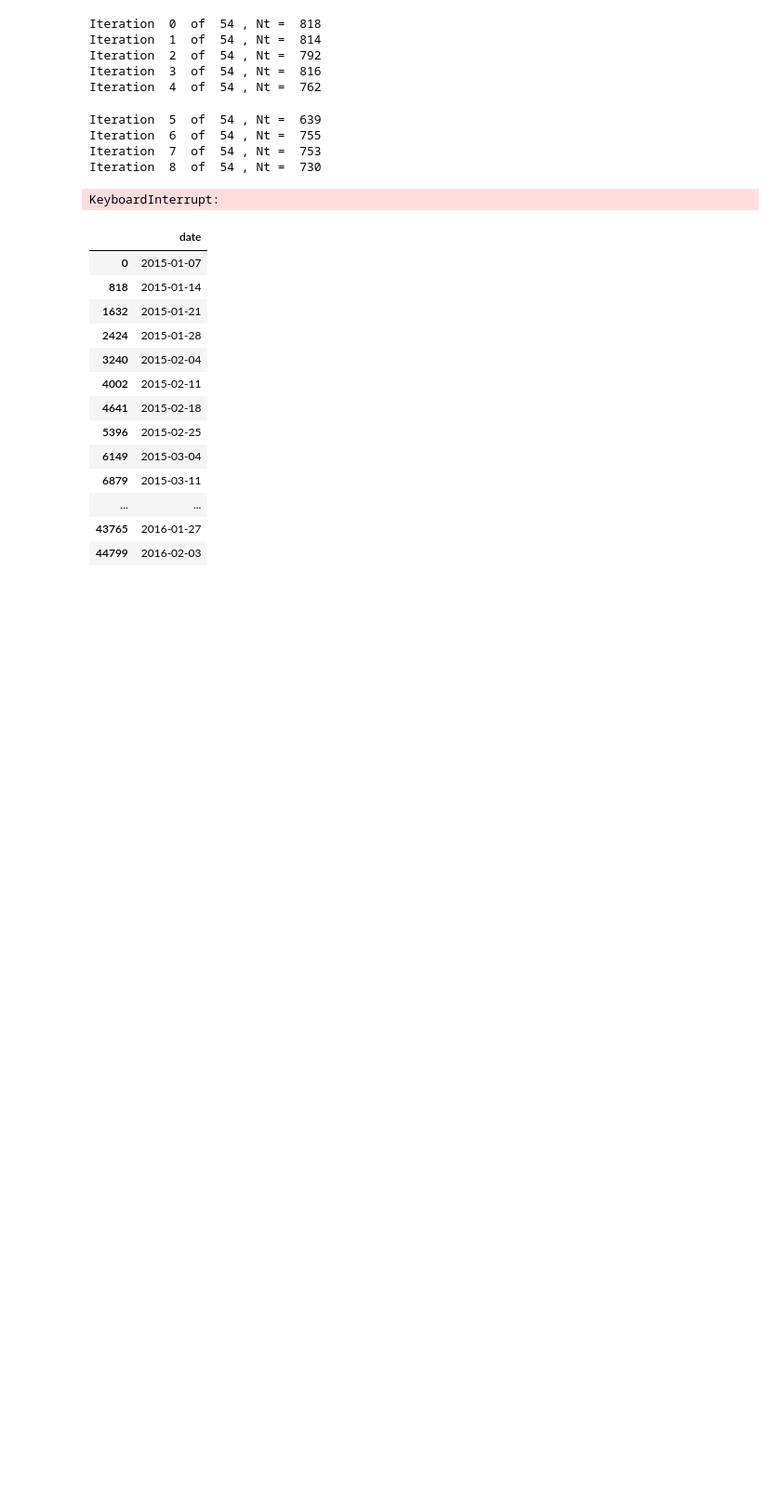
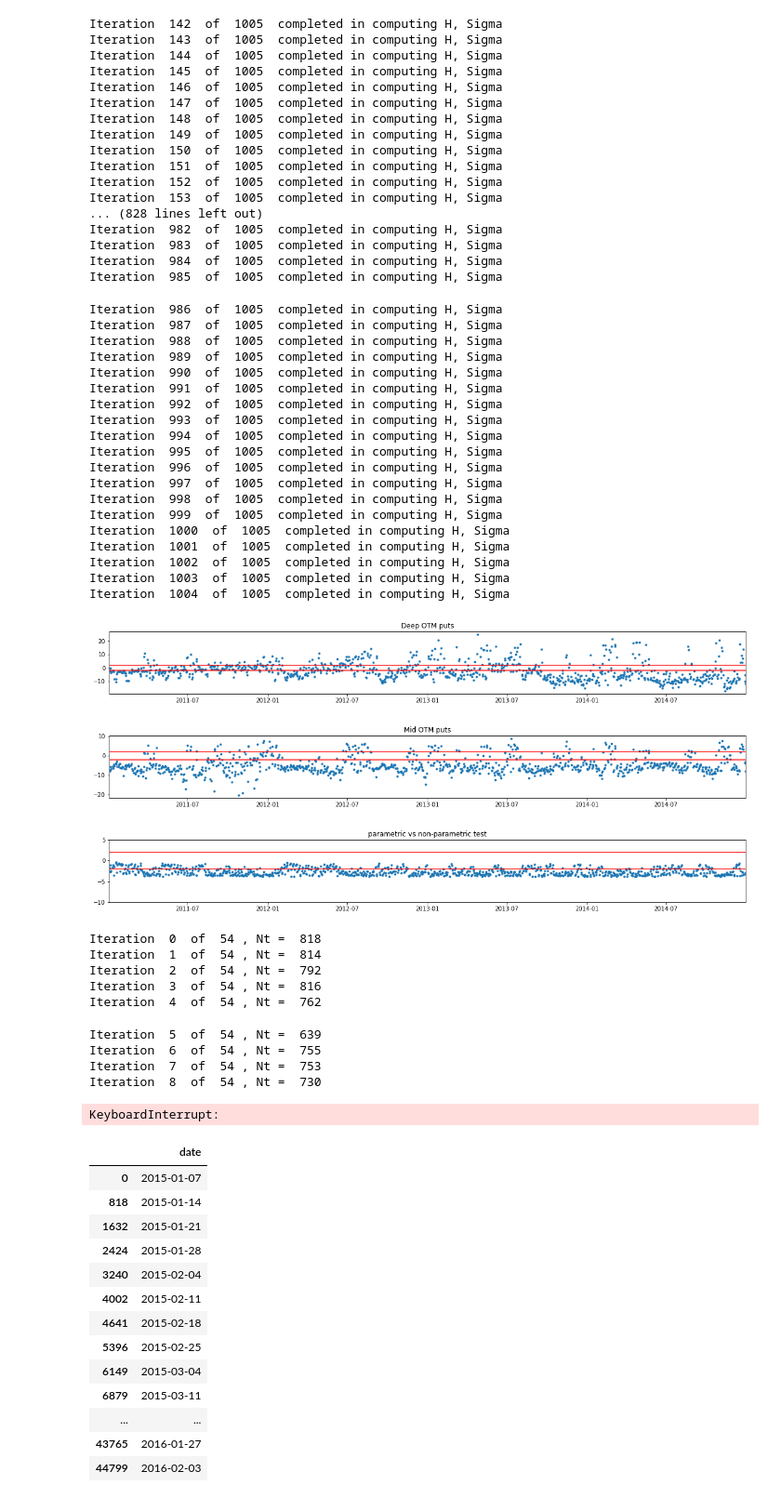
Before and after one commit to atharvap/349project, a Jupyter notebook: Paper_notebook.ipynb, the cells around one changed output. Shown at 93% size. Drawn from its saved outputs; the diff is of its cells as text; code cells hidden in the pictures; blank space fills up the shorter version.

```diff
--- a/Paper_notebook.ipynb
+++ b/Paper_notebook.ipynb
@@ -305,7 +306,7 @@ def get_volatility_states(option_dat, r, div_rate, kappa1, vbar1, sigma1, rho1,
 #########################################################
 ## functions to compute test statistics
 #########################################################
-def make_gamma_vec(Gamma1, t_iter):
+def make_gamma_vec(Gamma1, t_iter, N_T):
 #     vec_gamma = csc_matrix((2 * N_T + 15, 1))
 #     vec_gamma[(2 * t_iter):(2 * (t_iter + 1)),0] = Gamma1_deep[0:2,t_iter:(t_iter+1)]
 #     vec_gamma[(2 * N_T):(2 * N_T + 15),0] = Gamma1_deep[2:17,t_iter:(t_iter+1)]
@@ -313,7 +314,7 @@ def make_gamma_vec(Gamma1, t_iter):
     vec_gamma[(2 * t_iter):(2 * (t_iter + 1)),0] = Gamma1[0:2,t_iter:(t_iter+1)]
     return vec_gamma
 
-def make_pi_vec(Pi, t_iter):
+def make_pi_vec(Pi, t_iter, N_T):
 #     vec_pi = csc_matrix((2 * N_T + 16, 1))
 #     vec_pi[(2 * t_iter):(2 * (t_iter + 1)),0] = Pi_deep[0:2,t_iter:(t_iter+1)]
 #     vec_pi[(2 * N_T):(2 * N_T + 15),0] = Pi_deep[2:17,t_iter:(t_iter+1)]
@@ -326,8 +327,8 @@ def make_pi_vec(Pi, t_iter):
 def compute_test1_stats(Z_k, Pi, Gamma1, Gamma2, H, Sigma, N_T):
     Avar_arr = np.zeros(N_T)
     for t_iter in range(N_T):
-        pi_vec = make_pi_vec(Pi, t_iter)
-        gamma1_vec = make_gamma_vec(Gamma1, t_iter)
+        pi_vec = make_pi_vec(Pi, t_iter, N_T)
+        gamma1_vec = make_gamma_vec(Gamma1, t_iter, N_T)
     #     Xi = csc_matrix((2 * N_T + 16, 2 * N_T + 16))
     #     inv_H = linalg.inv(H)
     #     prod = linalg.spsolve(H, gamma1_vec)
@@ -371,7 +372,7 @@ def plot_tests(dates, test_stats, title, ylim=None):
 #######################################################
 ## Running the tests
 #######################################################
-def run_tests(option_dat, V1, V2, r, div_rate, kappa1, vbar1, sigma1, rho1, kappa2, vbar2, sigma2, rho2, \
+def run_tests(option_dat, V1_arr, V2_arr, r, div_rate, kappa1, vbar1, sigma1, rho1, kappa2, vbar2, sigma2, rho2, \
                      eta0, eta1, eta2, mu_x, sigma_x, mu_y, rho_j, V_est_dat):
     dates = option_dat[[date_col]].drop_duplicates().reset_index()
 
@@ -438,9 +439,9 @@ def run_tests(option_dat, V1, V2, r, div_rate, kappa1, vbar1, sigma1, rho1, kapp
         #update Sigma
         Sigma[(2*ind):(2 * (ind+1)), (2*ind):(2 * (ind+1))] = np.matmul(np.square(mse['diff_arr']) * np.transpose(grad_S), grad_S) / Nt
         Sigma[(2*ind):(2 * (ind+1)), (2*N_T):] = np.matmul(np.square(mse['diff_arr']) * np.transpose(grad_S), grad_theta) \
-                                                / (Nt * np.sqrt(T * Nt)) * np.sqrt(N_opt)
+                                                / (Nt * np.sqrt(N_T * Nt)) * np.sqrt(N_opt)
         Sigma[(2*N_T):, (2*ind):(2 * (ind+1))] = np.matmul(np.square(mse['diff_arr']) * np.transpose(grad_theta), grad_S) \
-                                                / (Nt * np.sqrt(T * Nt)) * np.sqrt(N_opt)
+                                                / (Nt * np.sqrt(N_T * Nt)) * np.sqrt(N_opt)
         Sigma[(2*N_T):, (2*N_T):] += np.matmul(np.square(mse['diff_arr']) * np.transpose(grad_theta), grad_theta) \
                                                 / (Nt**2) * N_opt / N_T
 
@@ -479,6 +480,8 @@ def run_tests(option_dat, V1, V2, r, div_rate, kappa1, vbar1, sigma1, rho1, kapp
     V_est_arr = pd.merge(V_est_dat, dates[[date_col]], on=date_col, how = "inner")['V_est'].values
     T_vf_arr = compute_test2_stats(V1_arr, V2_arr, V_est_arr, H, Sigma, Nt_arr, N_T)
     plot_tests(dates[date_col].values, T_vf_arr, 'parametric vs non-parametric test', ylim = [-10, 5])
+
+    return {'dates': dates[date_col].values, 'T_k_deep' : T_k_deep, 'T_k_mid' : T_k_mid, 'T_vf': T_vf_arr}
 # %%
 DAY = 86400000000000
 
@@ -659,10 +662,9 @@ Iteration  93  of  206  in optimizing the state volatilities
 ######################################################################
 ## Testing on short dated options
 ######################################################################
-short_dated = short_dated[short_dated[date_col] < '2015-01-01']
-err_short_dated = get_volatility_states(short_dated, r, div_rate, kappa1, vbar1, sigma1, rho1, kappa2, vbar2, sigma2, rho2, \
+err_short_dated_pre2015 = get_volatility_states(short_pre2015, r, div_rate, kappa1, vbar1, sigma1, rho1, kappa2, vbar2, sigma2, rho2, \
                  eta0, eta1, eta2, mu_x, sigma_x, mu_y, rho_j)
-mse_arr = err_short_dated['MSE'][~np.isnan(err_short_dated['MSE'])]
-print('The RMSE is', np.sqrt(np.sum(mse_arr) / mse_arr.shape[0]))
-V1_arr = err_short_dated['V1_arr']
-V2_arr = err_short_dated['V2_arr']
+mse_arr_short_pre2015 = err_short_dated_pre2015['MSE'][~np.isnan(err_short_dated_pre2015['MSE'])]
+print('The RMSE is', np.sqrt(np.sum(mse_arr_short_pre2015) / mse_arr_short_pre2015.shape[0]))
+V1_arr = err_short_dated_pre2015['V1_arr']
+V2_arr = err_short_dated_pre2015['V2_arr']
@@ -669,4 +694,4 @@ V2_arr = err_short_dated['V2_arr']
 # %%
-run_tests(short_dated, V1, V2, r, div_rate, kappa1, vbar1, sigma1, rho1, kappa2, vbar2, sigma2, rho2, \
+test_stats = run_tests(short_pre2015, V1_arr, V2_arr, r, div_rate, kappa1, vbar1, sigma1, rho1, kappa2, vbar2, sigma2, rho2, \
                      eta0, eta1, eta2, mu_x, sigma_x, mu_y, rho_j, sp500_m)
 # %% [output]
@@ -684,3 +723,42 @@ KeyboardInterrupt:
+Iteration  142  of  1005  completed in computing H, Sigma
+Iteration  143  of  1005  completed in computing H, Sigma
+Iteration  144  of  1005  completed in computing H, Sigma
+Iteration  145  of  1005  completed in computing H, Sigma
+Iteration  146  of  1005  completed in computing H, Sigma
+Iteration  147  of  1005  completed in computing H, Sigma
+Iteration  148  of  1005  completed in computing H, Sigma
+Iteration  149  of  1005  completed in computing H, Sigma
+Iteration  150  of  1005  completed in computing H, Sigma
+Iteration  151  of  1005  completed in computing H, Sigma
+Iteration  152  of  1005  completed in computing H, Sigma
+Iteration  153  of  1005  completed in computing H, Sigma
+... (828 lines left out)
+Iteration  982  of  1005  completed in computing H, Sigma
+Iteration  983  of  1005  completed in computing H, Sigma
+Iteration  984  of  1005  completed in computing H, Sigma
+Iteration  985  of  1005  completed in computing H, Sigma
+Iteration  986  of  1005  completed in computing H, Sigma
+Iteration  987  of  1005  completed in computing H, Sigma
+Iteration  988  of  1005  completed in computing H, Sigma
+Iteration  989  of  1005  completed in computing H, Sigma
+Iteration  990  of  1005  completed in computing H, Sigma
+Iteration  991  of  1005  completed in computing H, Sigma
+Iteration  992  of  1005  completed in computing H, Sigma
+Iteration  993  of  1005  completed in computing H, Sigma
+Iteration  994  of  1005  completed in computing H, Sigma
+Iteration  995  of  1005  completed in computing H, Sigma
+Iteration  996  of  1005  completed in computing H, Sigma
+Iteration  997  of  1005  completed in computing H, Sigma
+Iteration  998  of  1005  completed in computing H, Sigma
+Iteration  999  of  1005  completed in computing H, Sigma
+Iteration  1000  of  1005  completed in computing H, Sigma
+Iteration  1001  of  1005  completed in computing H, Sigma
+Iteration  1002  of  1005  completed in computing H, Sigma
+Iteration  1003  of  1005  completed in computing H, Sigma
+Iteration  1004  of  1005  completed in computing H, Sigma
+[figure, added]
+[figure, added]
+[figure, added]
 # %%
 def get_params(option_dat, r, div_rate, kappa1, vbar1, sigma1, rho1, kappa2, vbar2, sigma2, rho2, \
                  eta0, eta1, eta2, mu_x, sigma_x, mu_y, rho_j):
```
Also changed, not shown: parts of 4 cells of this notebook.
